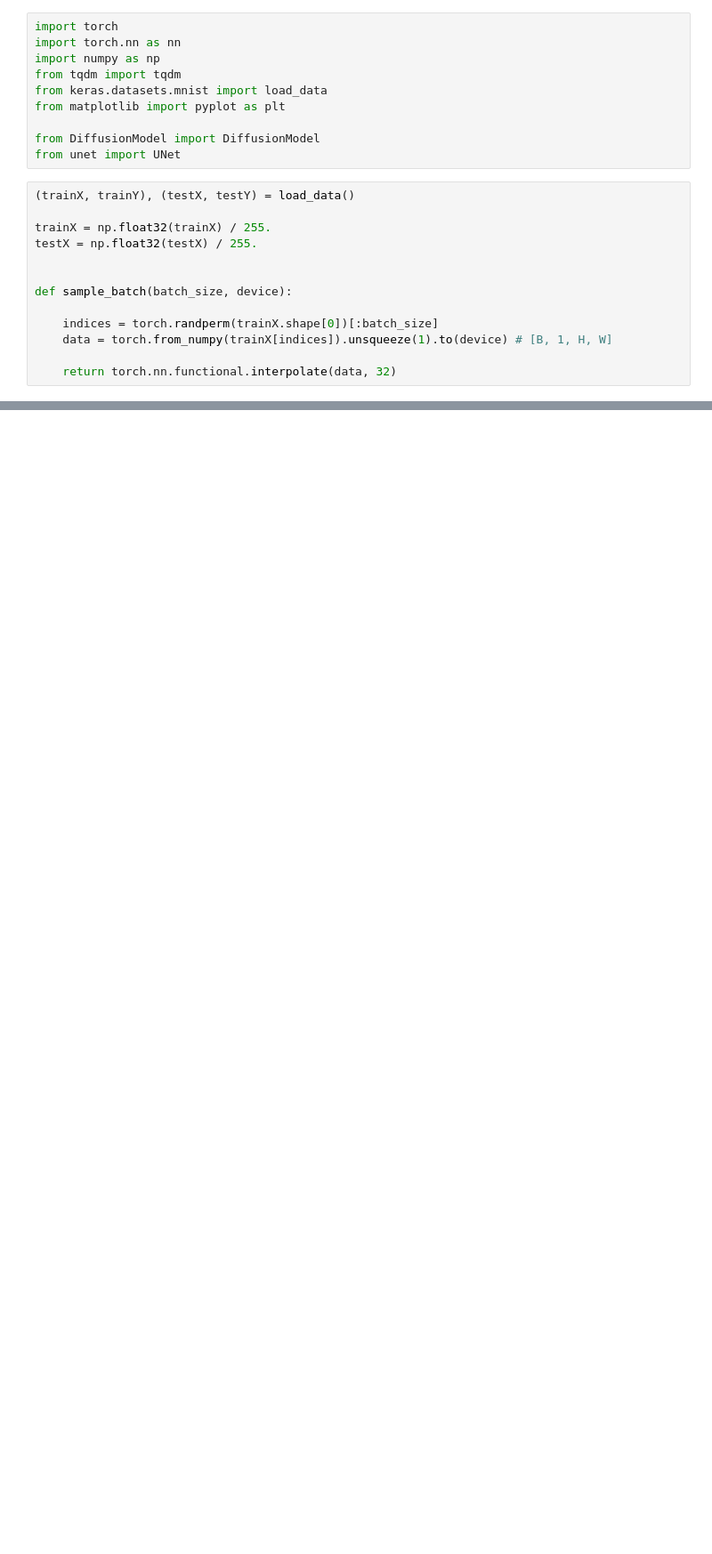
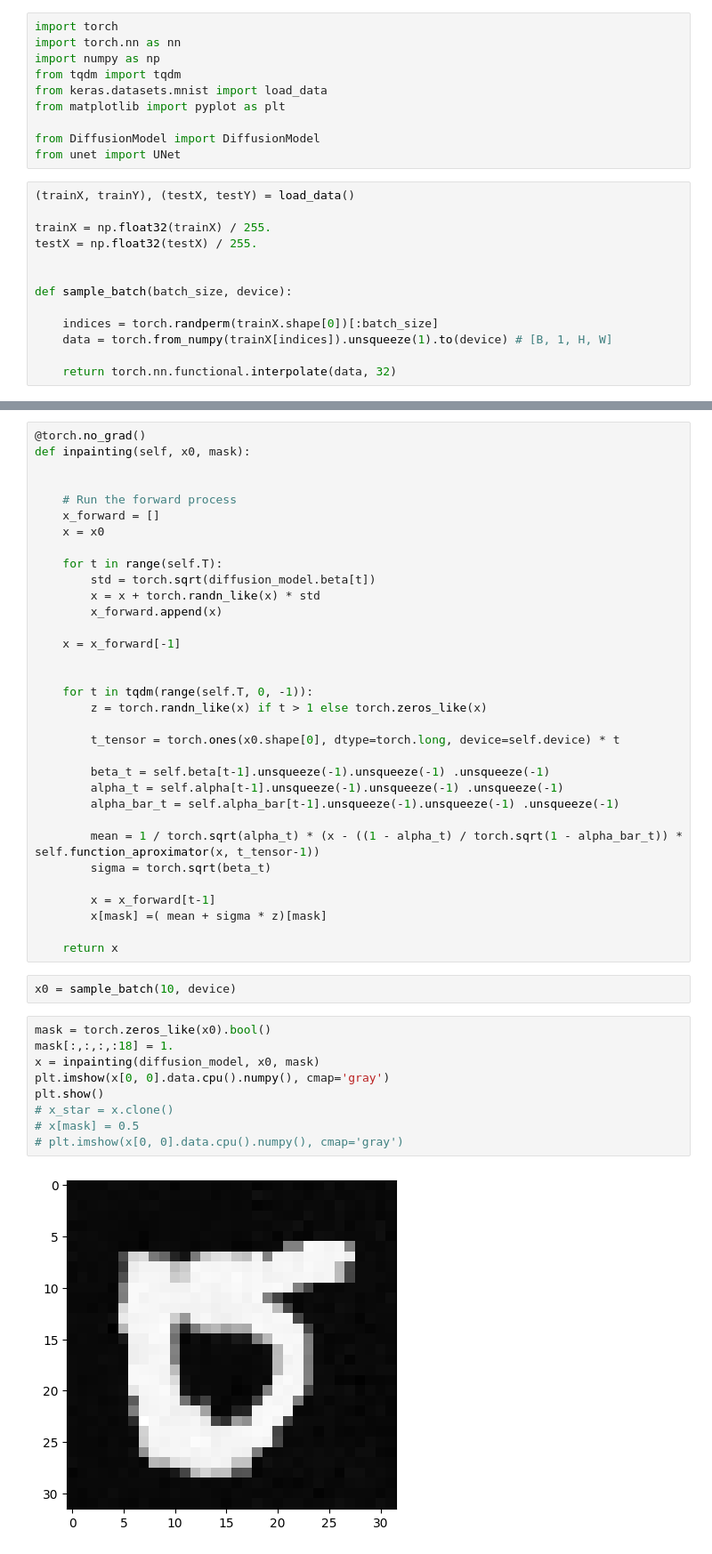
Before and after one commit to cabannas/Introduction-to-Diffusion-Models, a Jupyter notebook: Inpainting.ipynb, the cells around one changed output, grey strips where cells are left out. Shown: that part at 89% size. Cells and saved outputs as stored; diff of their text form; blank space fills up the shorter version.

Commit message:
inpainting

```diff
--- a/Inpainting.ipynb
+++ b/Inpainting.ipynb
@@ -29,0 +40,46 @@ ModuleNotFoundError: No module named 'unet'
+# %%
+@torch.no_grad()
+def inpainting(self, x0, mask):
+
+
+    # Run the forward process
+    x_forward = []
+    x = x0
+
+    for t in range(self.T):
+        std = torch.sqrt(diffusion_model.beta[t])
+        x = x + torch.randn_like(x) * std
+        x_forward.append(x)
+
+    x = x_forward[-1]
+
+
+    for t in tqdm(range(self.T, 0, -1)):
+        z = torch.randn_like(x) if t > 1 else torch.zeros_like(x)
+
+        t_tensor = torch.ones(x0.shape[0], dtype=torch.long, device=self.device) * t
+
+        beta_t = self.beta[t-1].unsqueeze(-1).unsqueeze(-1) .unsqueeze(-1)
+        alpha_t = self.alpha[t-1].unsqueeze(-1).unsqueeze(-1) .unsqueeze(-1)
+        alpha_bar_t = self.alpha_bar[t-1].unsqueeze(-1).unsqueeze(-1) .unsqueeze(-1)
+
+        mean = 1 / torch.sqrt(alpha_t) * (x - ((1 - alpha_t) / torch.sqrt(1 - alpha_bar_t)) * self.function_aproximator(x, t_tensor-1))
+        sigma = torch.sqrt(beta_t)
+
+        x = x_forward[t-1]
+        x[mask] =( mean + sigma * z)[mask]
+
+    return x
+# %%
+x0 = sample_batch(10, device)
+# %%
+mask = torch.zeros_like(x0).bool()
+mask[:,:,:,:18] = 1.
+x = inpainting(diffusion_model, x0, mask)
+plt.imshow(x[0, 0].data.cpu().numpy(), cmap='gray')
+plt.show()
+# x_star = x.clone()
+# x[mask] = 0.5
+# plt.imshow(x[0, 0].data.cpu().numpy(), cmap='gray')
+# %% [output]
+[figure, added]
```
Also changed, not shown: parts of 3 cells of this notebook, 1 other file.
